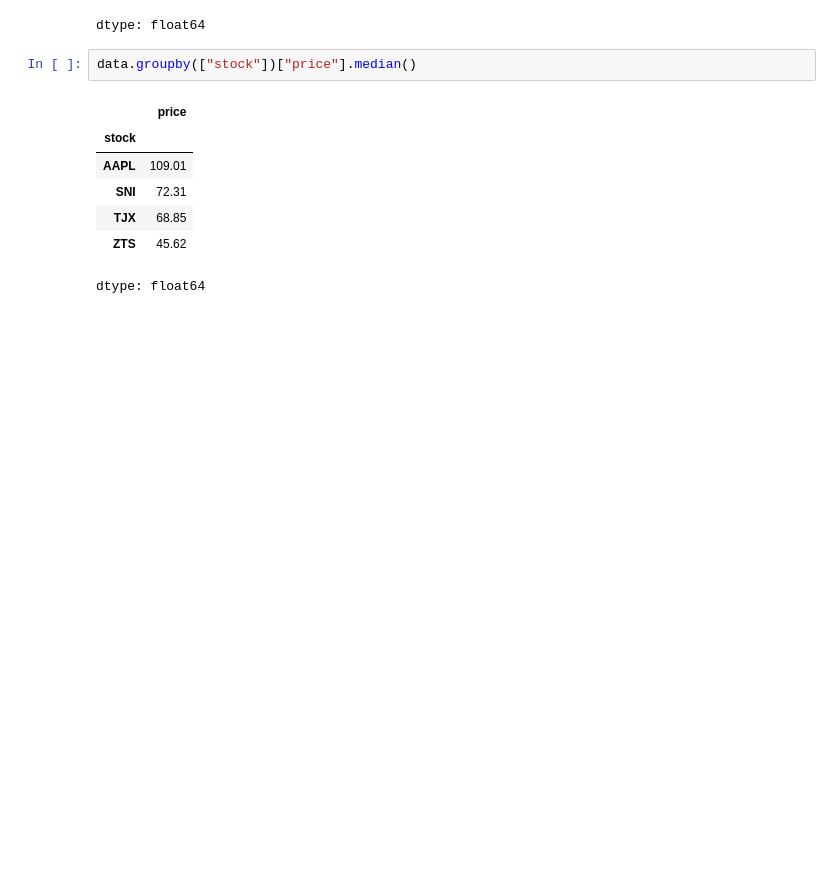
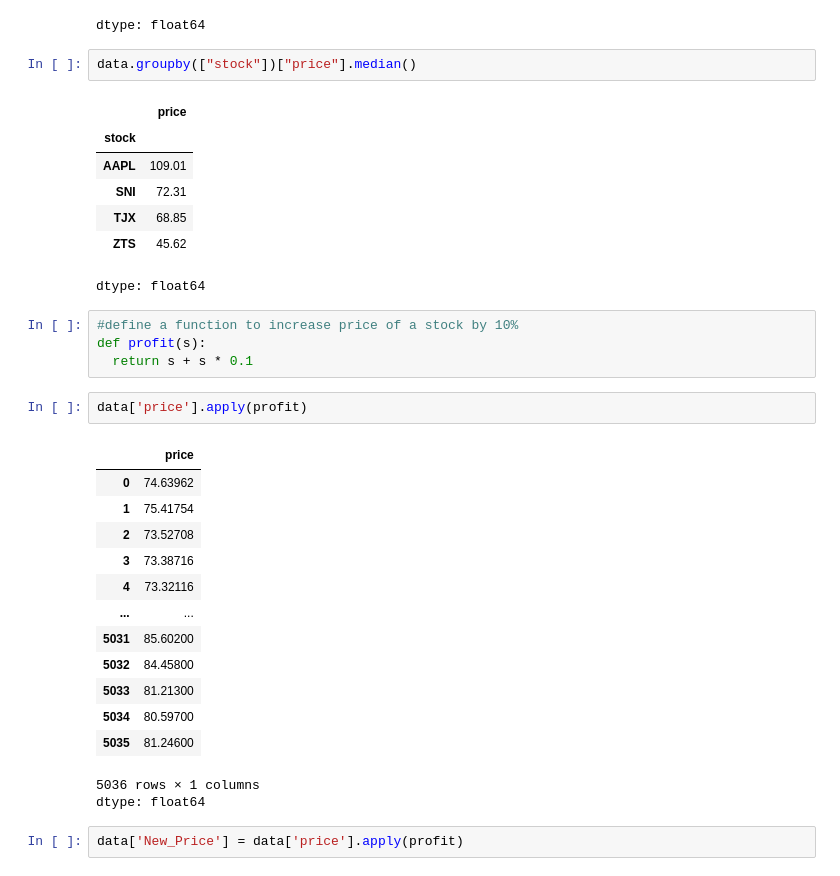
Before and after one commit to chemkemeimyers/PythonProjects, a Jupyter notebook: SavingNLoadingFiles.ipynb, the cells around one changed output. Cells and saved outputs as stored; diff of their text form; blank space fills up the shorter version.

```diff
--- a/SavingNLoadingFiles.ipynb
+++ b/SavingNLoadingFiles.ipynb
@@ -193,3 +193,26 @@ data.groupby(["stock"])["price"].median()
 | TJX | 68.85 |
 | ZTS | 45.62 |
 dtype: float64
+# %%
+#define a function to increase price of a stock by 10%
+def profit(s):
+  return s + s * 0.1
+# %%
+data['price'].apply(profit)
+# %% [output]
+|  | price |
+| 0 | 74.63962 |
+| 1 | 75.41754 |
+| 2 | 73.52708 |
+| 3 | 73.38716 |
+| 4 | 73.32116 |
+| ... | ... |
+| 5031 | 85.60200 |
+| 5032 | 84.45800 |
+| 5033 | 81.21300 |
+| 5034 | 80.59700 |
+| 5035 | 81.24600 |
+5036 rows × 1 columns
+dtype: float64
+# %%
+data['New_Price'] = data['price'].apply(profit)
```
Also changed, not shown: parts of 1 cell of this notebook.
